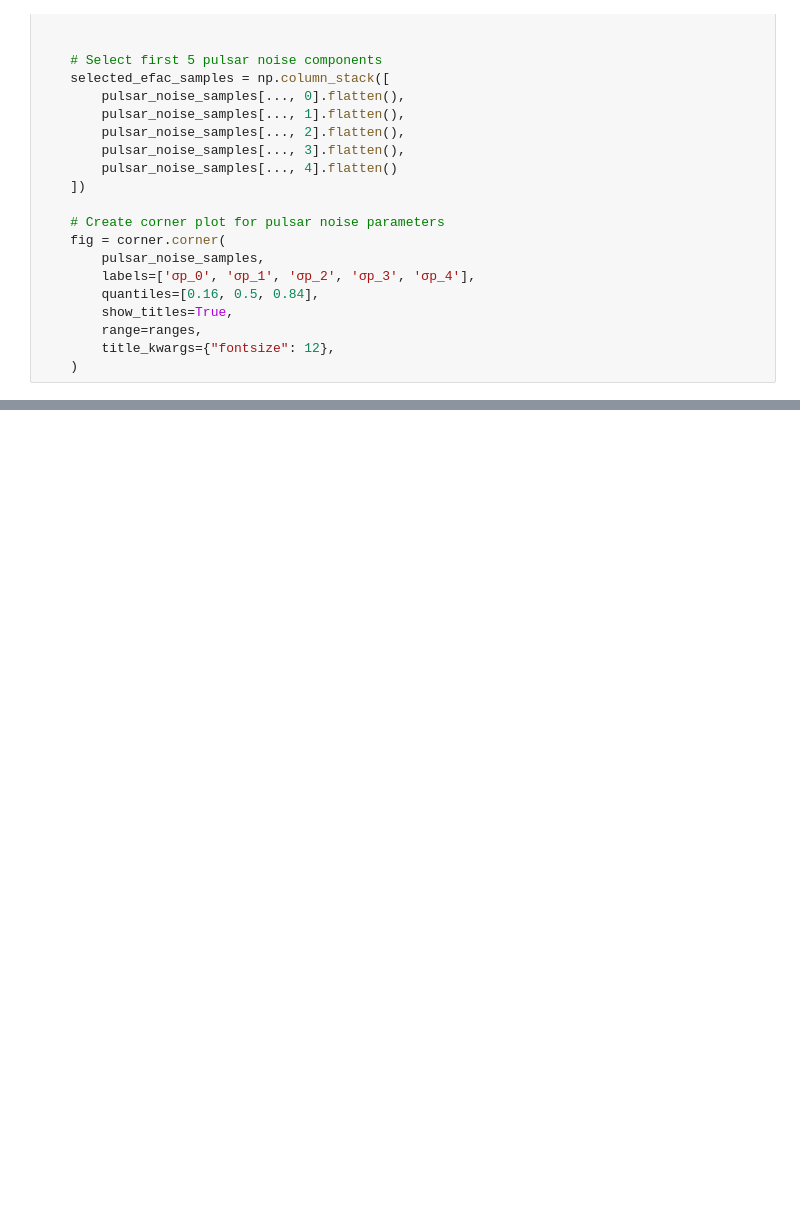
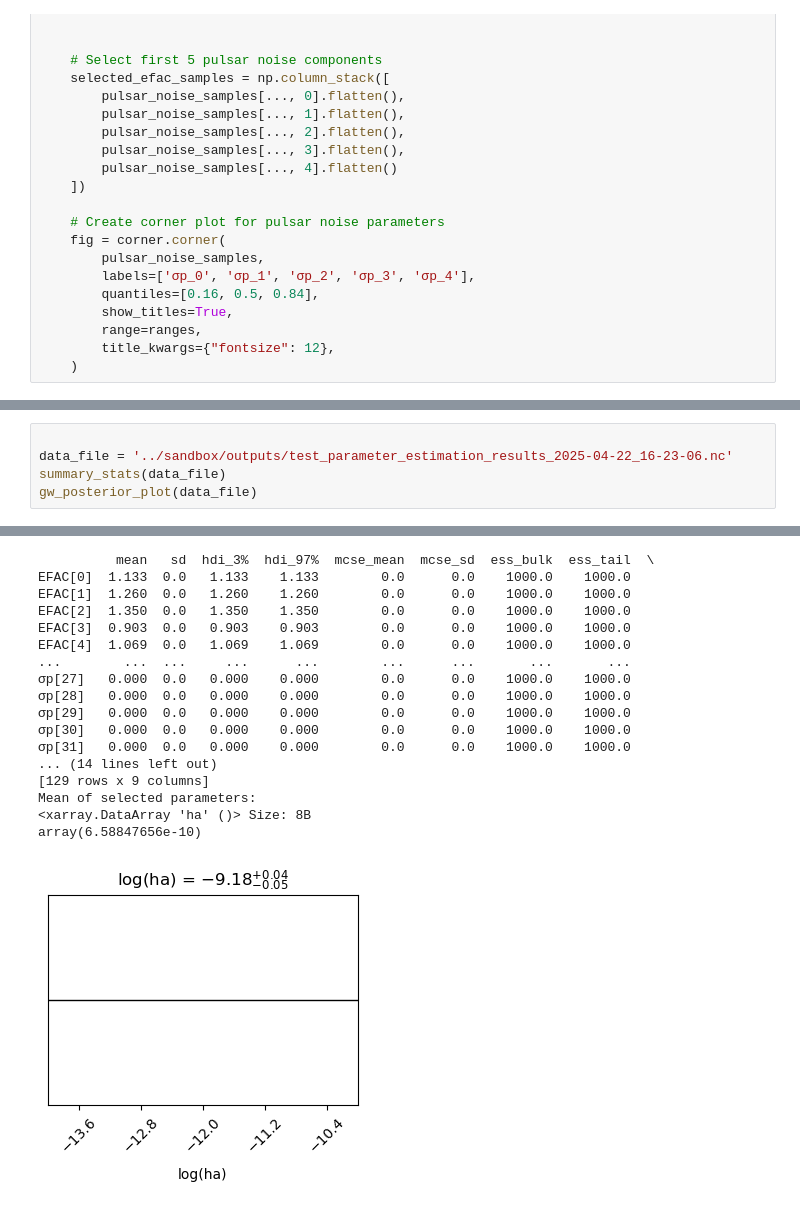
Before and after one commit to tomkimpson/Argus, a Jupyter notebook: notebooks/11.inspect_parameter_esimation_results.ipynb, the cells around one changed output, grey strips where cells are left out. Drawn from its saved outputs; the diff is of its cells as text; blank space fills up the shorter version.

Commit message:
added many diagnostic tests

```diff
--- a/notebooks/11.inspect_parameter_esimation_results.ipynb
+++ b/notebooks/11.inspect_parameter_esimation_results.ipynb
@@ -136,3 +136,9 @@ array(1.00463717e-11)
 [figure]
 ValueError: Dimension mismatch between samples and range
 [figure]
+# %%
+
+data_file = '../sandbox/outputs/test_parameter_estimation_results_2025-04-22_16-23-06.nc'
+summary_stats(data_file)
+gw_posterior_plot(data_file)
+# %% [output]
@@ -138,0 +146,18 @@ ValueError: Dimension mismatch between samples and range
+          mean   sd  hdi_3%  hdi_97%  mcse_mean  mcse_sd  ess_bulk  ess_tail  \
+EFAC[0]  1.133  0.0   1.133    1.133        0.0      0.0    1000.0    1000.0
+EFAC[1]  1.260  0.0   1.260    1.260        0.0      0.0    1000.0    1000.0
+EFAC[2]  1.350  0.0   1.350    1.350        0.0      0.0    1000.0    1000.0
+EFAC[3]  0.903  0.0   0.903    0.903        0.0      0.0    1000.0    1000.0
+EFAC[4]  1.069  0.0   1.069    1.069        0.0      0.0    1000.0    1000.0
+...        ...  ...     ...      ...        ...      ...       ...       ...
+σp[27]   0.000  0.0   0.000    0.000        0.0      0.0    1000.0    1000.0
+σp[28]   0.000  0.0   0.000    0.000        0.0      0.0    1000.0    1000.0
+σp[29]   0.000  0.0   0.000    0.000        0.0      0.0    1000.0    1000.0
+σp[30]   0.000  0.0   0.000    0.000        0.0      0.0    1000.0    1000.0
+σp[31]   0.000  0.0   0.000    0.000        0.0      0.0    1000.0    1000.0
+... (14 lines left out)
+[129 rows x 9 columns]
+Mean of selected parameters:
+<xarray.DataArray 'ha' ()> Size: 8B
+array(6.58847656e-10)
+[figure, added]
```
Also changed, not shown: parts of 5 cells of this notebook, 14 other files.
